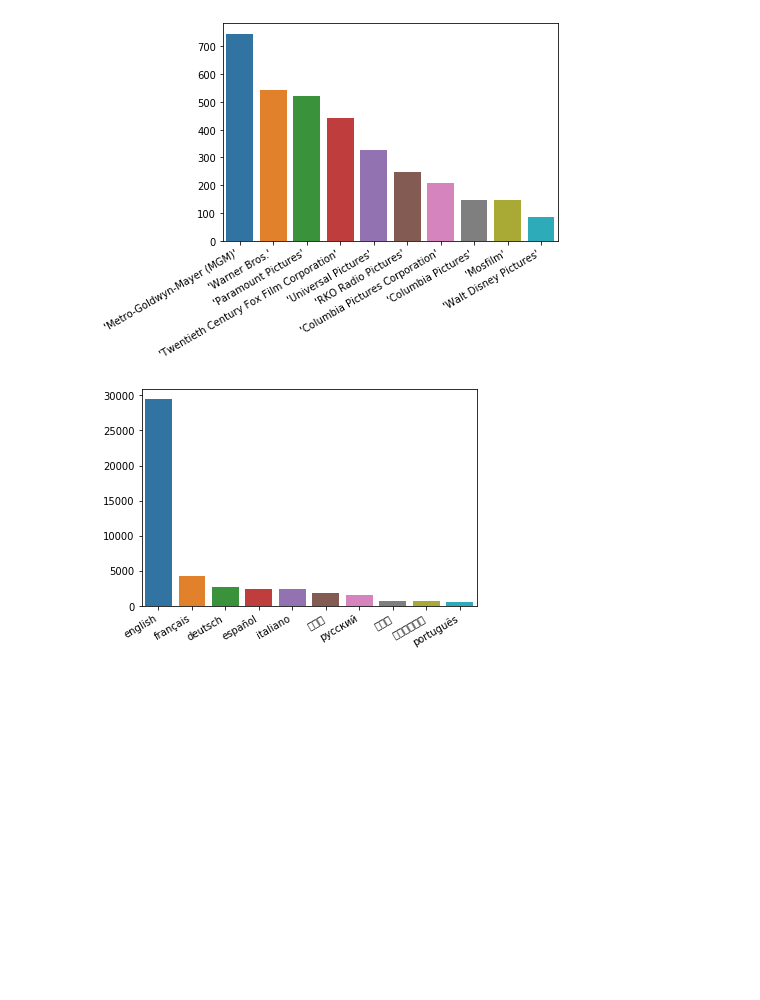
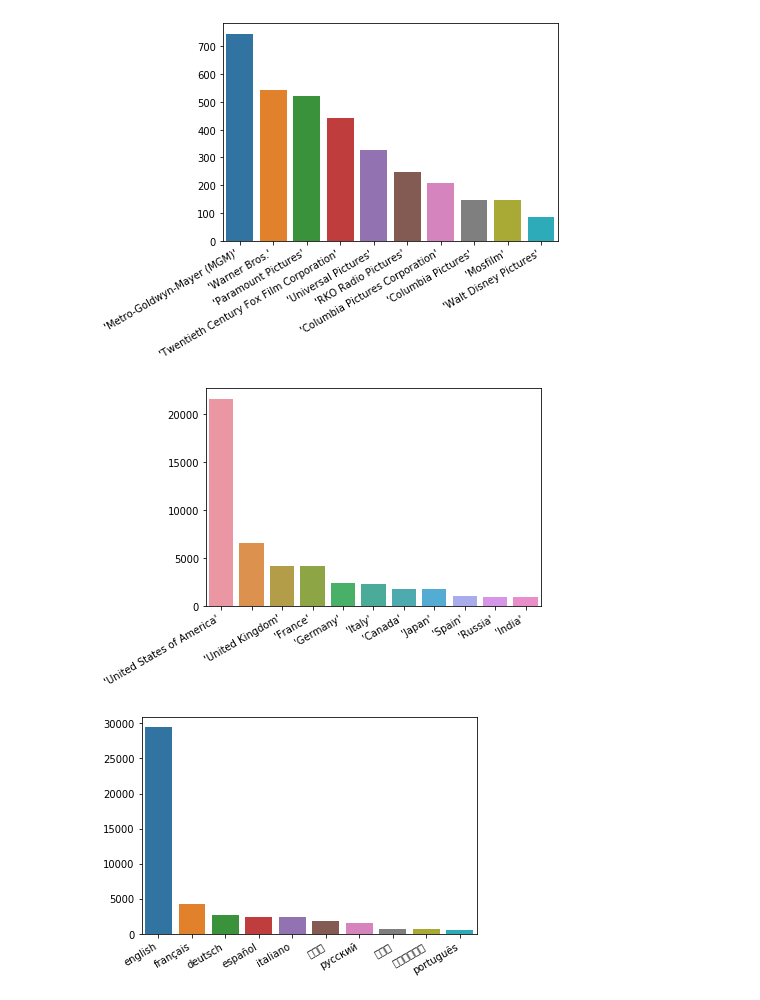
Before and after one commit to FreedomVAce/Movie_Recommendation_System, a Jupyter notebook: Movie_EDA_Recommendation_Engine.ipynb, the cells around one changed output. Drawn from its saved outputs; the diff is of its cells as text; code cells hidden in the pictures; blank space fills up the shorter version.

```diff
--- a/Movie_EDA_Recommendation_Engine.ipynb
+++ b/Movie_EDA_Recommendation_Engine.ipynb
@@ -91,21 +91,29 @@ plt.show()
 # %% [output]
 [figure]
 # %%
-#production_countries = [text for text in df['new_production_countries']]
-#production_countries = (' ').join(production_countries).split("")
-#
-#count_production_countries = Counter(production_countries)
-#top_production_countries = count_production_countries.most_common(20)
-#pd.DataFrame(top_production_countries);
-#
-#production_countries_words = [word[0] for word in top_production_countries]
-#production_countries_counts = [word[1] for word in top_production_countries]
-#
-#sns.barplot(x=production_countries_words[0:11], y=production_countries_counts[0:11])
+production_countries = [text for text in df['new_production_countries']]
+countries = []
 
-#plt.xticks(rotation=30, ha='right')
-#
-#plt.show()
+for i in range (0,len(production_countries)):
+    x = production_countries[i].split(', ')
+    countries.append(x)
+
+countries = flatten(countries)
+
+count_production_countries = Counter(countries)
+top_production_countries = count_production_countries.most_common(20)
+pd.DataFrame(top_production_countries);
+
+production_countries_words = [word[0] for word in top_production_countries]
+production_countries_counts = [word[1] for word in top_production_countries]
+
+sns.barplot(x=production_countries_words[0:11], y=production_countries_counts[0:11])
+
+plt.xticks(rotation=30, ha='right')
+
+plt.show()
+# %% [output]
+[figure, added]
 # %%
 df['new_spoken_languages'] = df['new_spoken_languages'].apply( lambda x: re.sub('[%s]'%re.escape(string.punctuation),'',x))
 df['new_spoken_languages'] = df['new_spoken_languages'].apply( lambda x: x.lower())
```
Also changed, not shown: parts of 16 cells of this notebook.
